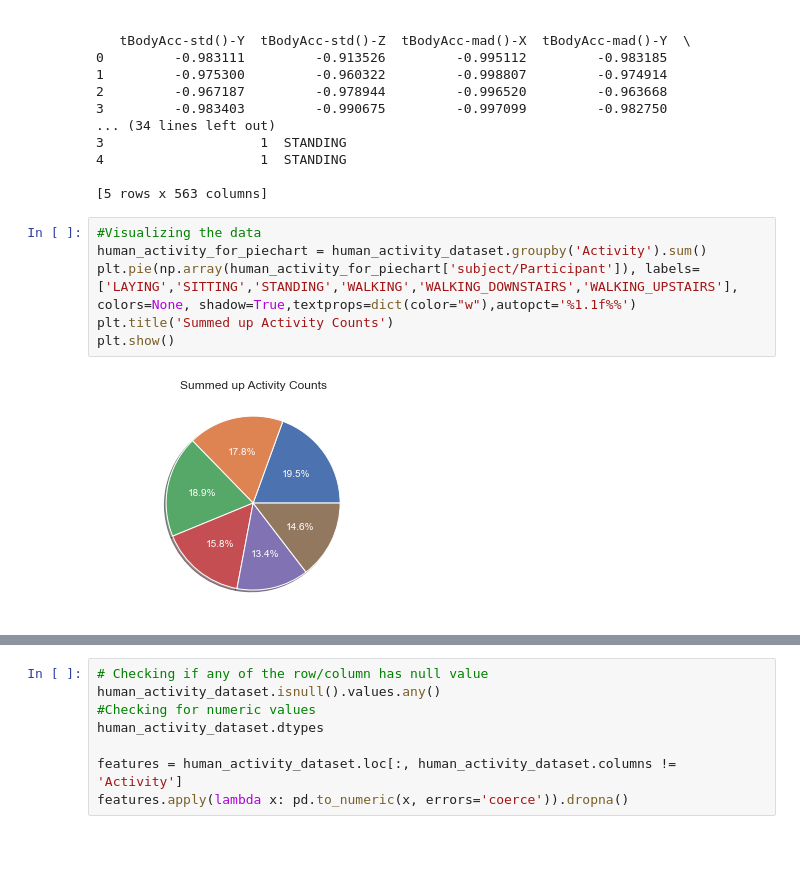
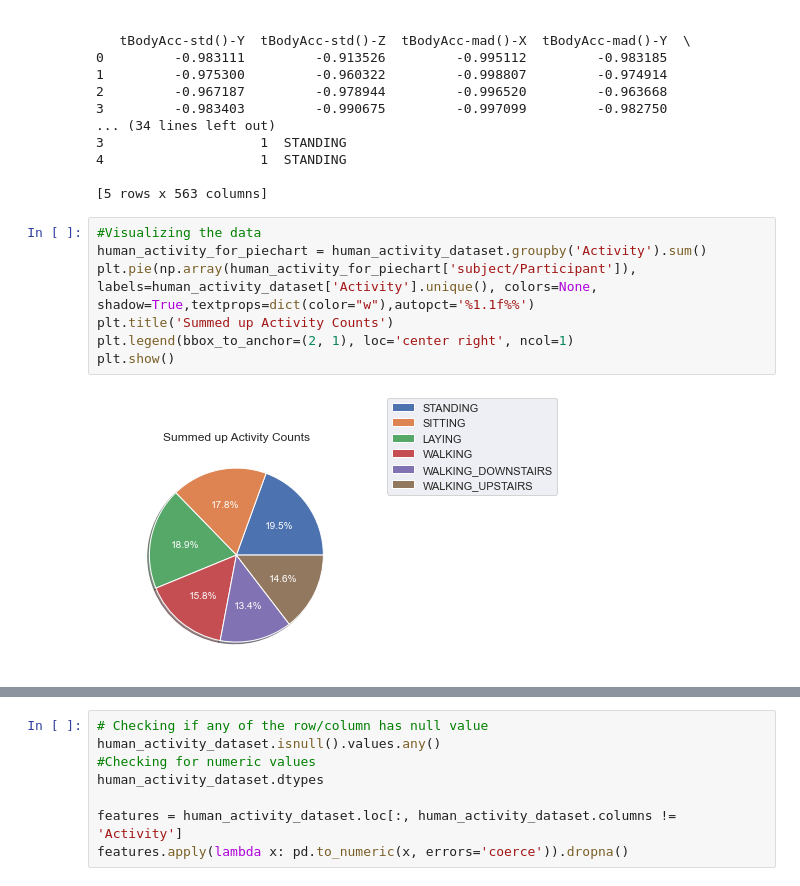
Before and after one commit to SraavanChevireddy/HumanActivityPrediction, a Jupyter notebook: HumanActivity.ipynb, the cells around one changed output, grey strips where cells are left out. Saved outputs shown, nothing was run; the diff lists cells and outputs as text; blank space fills up the shorter version.

```diff
--- a/HumanActivity.ipynb
+++ b/HumanActivity.ipynb
@@ -40,8 +40,9 @@ print(human_activity_dataset.head()) # Shape of dataset
 # %%
 #Visualizing the data
 human_activity_for_piechart = human_activity_dataset.groupby('Activity').sum()
-plt.pie(np.array(human_activity_for_piechart['subject/Participant']), labels=['LAYING','SITTING','STANDING','WALKING','WALKING_DOWNSTAIRS','WALKING_UPSTAIRS'], colors=None, shadow=True,textprops=dict(color="w"),autopct='%1.1f%%')
+plt.pie(np.array(human_activity_for_piechart['subject/Participant']), labels=human_activity_dataset['Activity'].unique(), colors=None, shadow=True,textprops=dict(color="w"),autopct='%1.1f%%')
 plt.title('Summed up Activity Counts')
+plt.legend(bbox_to_anchor=(2, 1), loc='center right', ncol=1)
 plt.show()
 # %% [output]
-[figure, old version]
+[figure, new version]
```
Also changed, not shown: parts of 16 cells of this notebook.
